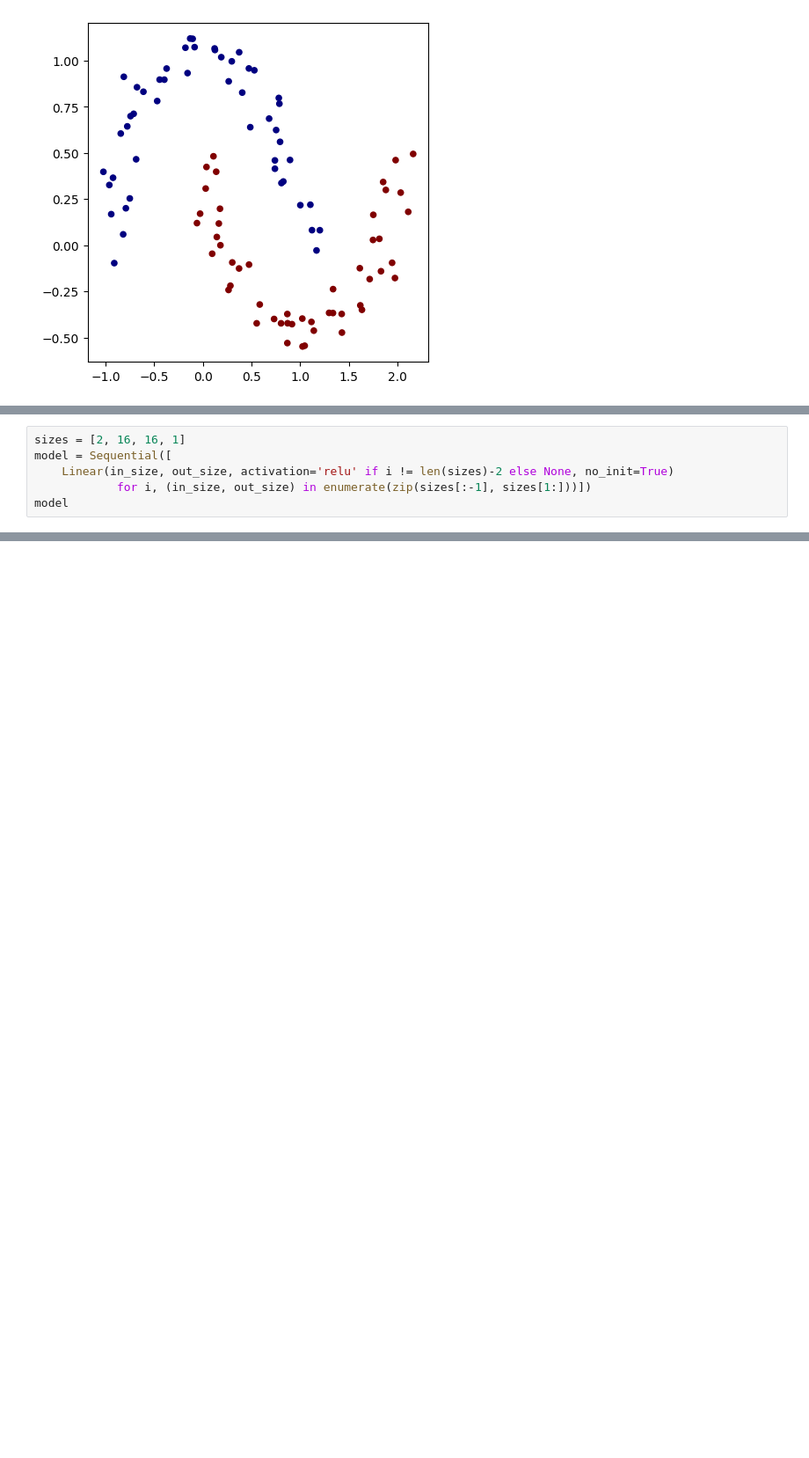
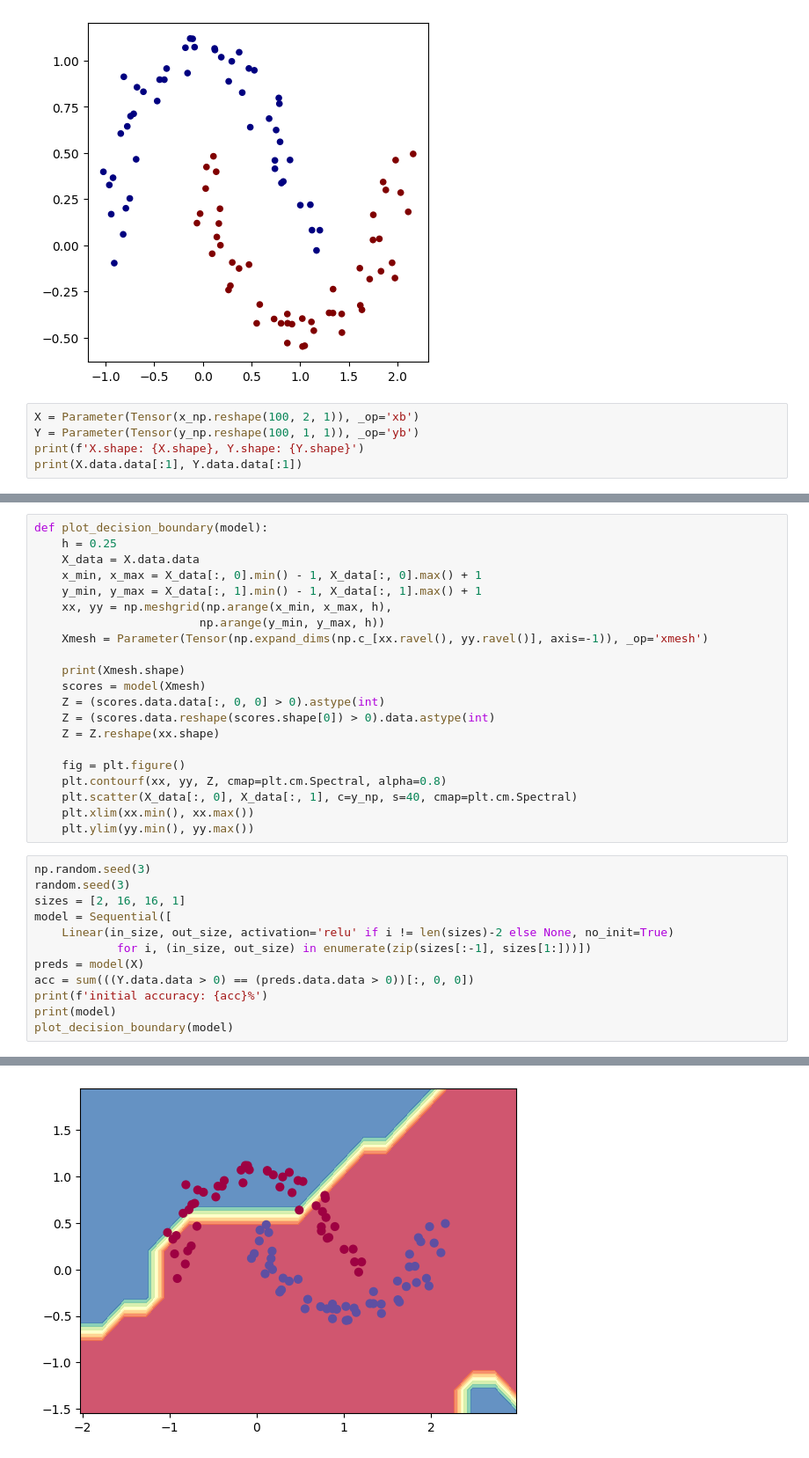
Before and after one commit to Molten-Ice/SimpleGrad, a Jupyter notebook: demo.ipynb, the cells around one changed output, grey strips where cells are left out. Shown at 88% size. Cells and saved outputs as stored; diff of their text form; blank space fills up the shorter version.

```diff
--- a/demo.ipynb
+++ b/demo.ipynb
@@ -24,3 +24,8 @@ plt.scatter(x_np[:,0], x_np[:,1], c=y_np, s=20, cmap='jet')
 # %% [output]
 <matplotlib.collections.PathCollection at 0x...>
 [figure]
+# %%
+X = Parameter(Tensor(x_np.reshape(100, 2, 1)), _op='xb')
+Y = Parameter(Tensor(y_np.reshape(100, 1, 1)), _op='yb')
+print(f'X.shape: {X.shape}, Y.shape: {Y.shape}')
+print(X.data.data[:1], Y.data.data[:1])
@@ -27,7 +36,34 @@ plt.scatter(x_np[:,0], x_np[:,1], c=y_np, s=20, cmap='jet')
+# %%
+def plot_decision_boundary(model):
+    h = 0.25
+    X_data = X.data.data
+    x_min, x_max = X_data[:, 0].min() - 1, X_data[:, 0].max() + 1
+    y_min, y_max = X_data[:, 1].min() - 1, X_data[:, 1].max() + 1
+    xx, yy = np.meshgrid(np.arange(x_min, x_max, h),
+                        np.arange(y_min, y_max, h))
+    Xmesh = Parameter(Tensor(np.expand_dims(np.c_[xx.ravel(), yy.ravel()], axis=-1)), _op='xmesh')
+
+    print(Xmesh.shape)
+    scores = model(Xmesh)
+    Z = (scores.data.data[:, 0, 0] > 0).astype(int)
+    Z = (scores.data.reshape(scores.shape[0]) > 0).data.astype(int)
+    Z = Z.reshape(xx.shape)
+
+    fig = plt.figure()
+    plt.contourf(xx, yy, Z, cmap=plt.cm.Spectral, alpha=0.8)
+    plt.scatter(X_data[:, 0], X_data[:, 1], c=y_np, s=40, cmap=plt.cm.Spectral)
+    plt.xlim(xx.min(), xx.max())
+    plt.ylim(yy.min(), yy.max())
 # %%
+np.random.seed(3)
+random.seed(3)
 sizes = [2, 16, 16, 1]
 model = Sequential([
     Linear(in_size, out_size, activation='relu' if i != len(sizes)-2 else None, no_init=True)
             for i, (in_size, out_size) in enumerate(zip(sizes[:-1], sizes[1:]))])
-model
+preds = model(X)
+acc = sum(((Y.data.data > 0) == (preds.data.data > 0))[:, 0, 0])
+print(f'initial accuracy: {acc}%')
+print(model)
+plot_decision_boundary(model)
 # %% [output]
@@ -38,0 +77 @@ Sequential(
+[figure, added]
```
Also changed, not shown: parts of 10 cells of this notebook, 2 other files.
